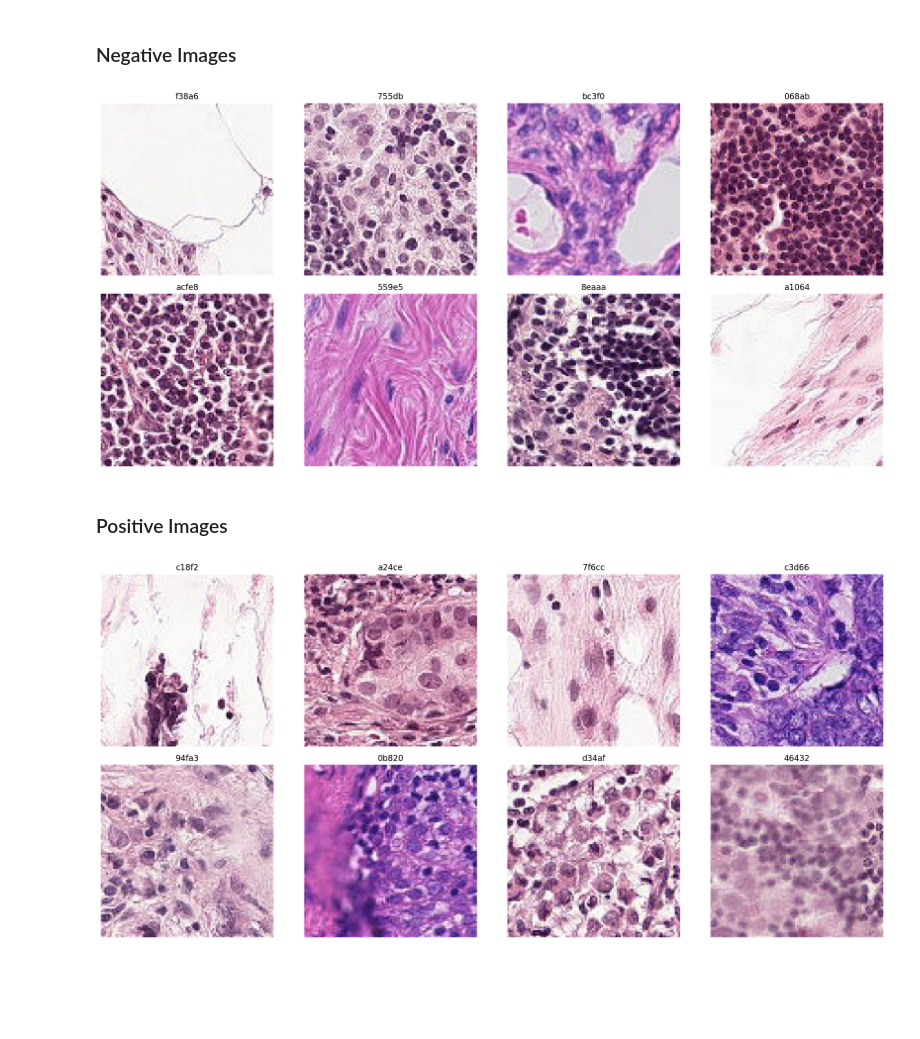
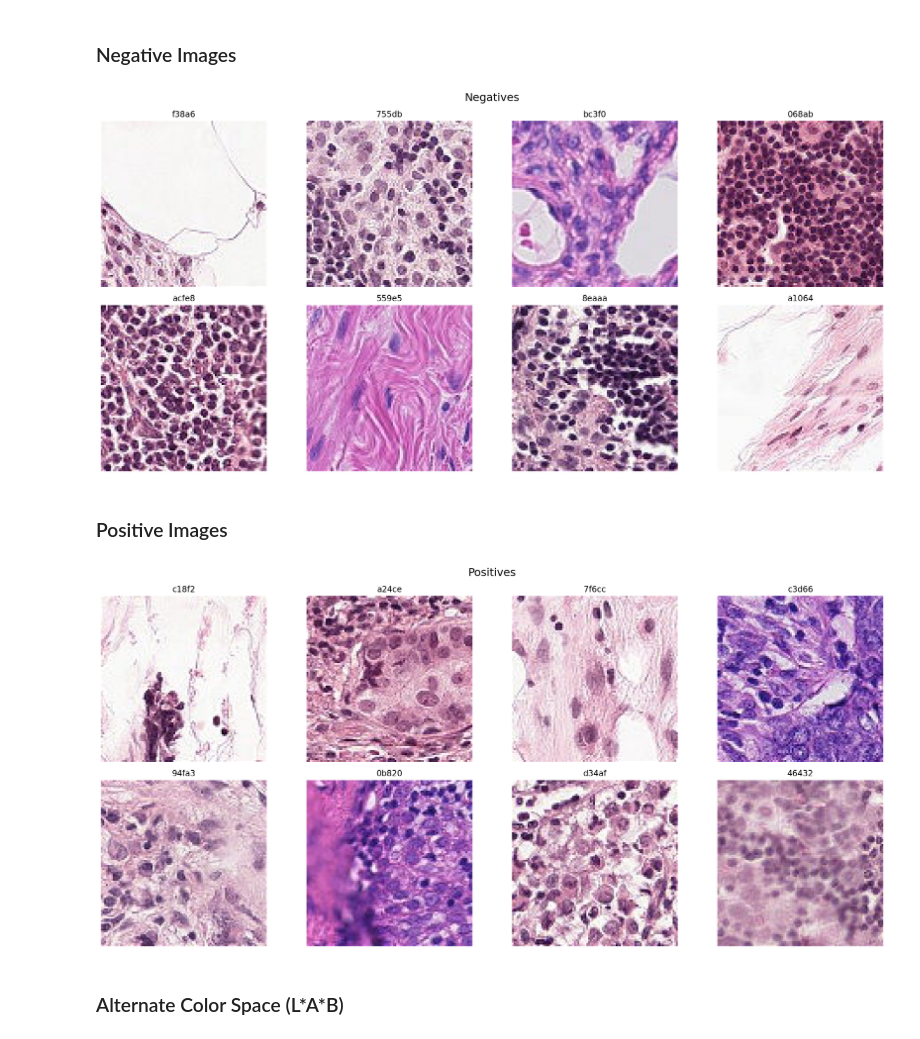
Before and after one commit to ixig/Kaggle_Histopathology, a Jupyter notebook: DataExploration.ipynb, the cells around one changed output. Cells and saved outputs as stored; diff of their text form; code cells hidden in the pictures; blank space fills up the shorter version.

```diff
--- a/DataExploration.ipynb
+++ b/DataExploration.ipynb
@@ -63,25 +68,34 @@ len(ids[0]), len(ids[1])
 # %% [output]
 (130908, 89117)
 # %%
-def show8(dir: str, ids: list):
+def show8(dir: str, ids: list, title=None, cvt_color=None, chan=None):
     fig, ax = plt.subplots(2, 4, figsize=(17,8))
     for i in range(8):
         col = i % 4
         row = i // 4
         img = imread(dir + ids[i] + '.tif')
+        if cvt_color:
+            chans = cv2.cvtColor(img, cvt_color)
+            img = chans[:, :, chan]
+            cmap = 'gray'
+        else:
+            cmap = None
         ax[row][col].axis('off')
         ax[row][col].set_title(f'{ids[i][:5]}')
-        ax[row][col].imshow(img)
+        ax[row][col].imshow(img, cmap=cmap)
+    fig.suptitle(title, fontsize=16)
     fig.tight_layout()
 # %% [markdown]
 ### Negative Images
 # %%
-show8(TRAIN_DIR, ids[0][:8])
+show8(TRAIN_DIR, ids[0][:8], 'Negatives')
 # %% [output]
-[figure, old version]
+[figure, new version]
 # %% [markdown]
 ### Positive Images
 # %%
-show8(TRAIN_DIR, ids[1][:8])
+show8(TRAIN_DIR, ids[1][:8], 'Positives')
 # %% [output]
-[figure, old version]
+[figure, new version]
+# %% [markdown]
+### Alternate Color Space (L\*A\*B)
```
Also changed, not shown: parts of 8 cells of this notebook.
